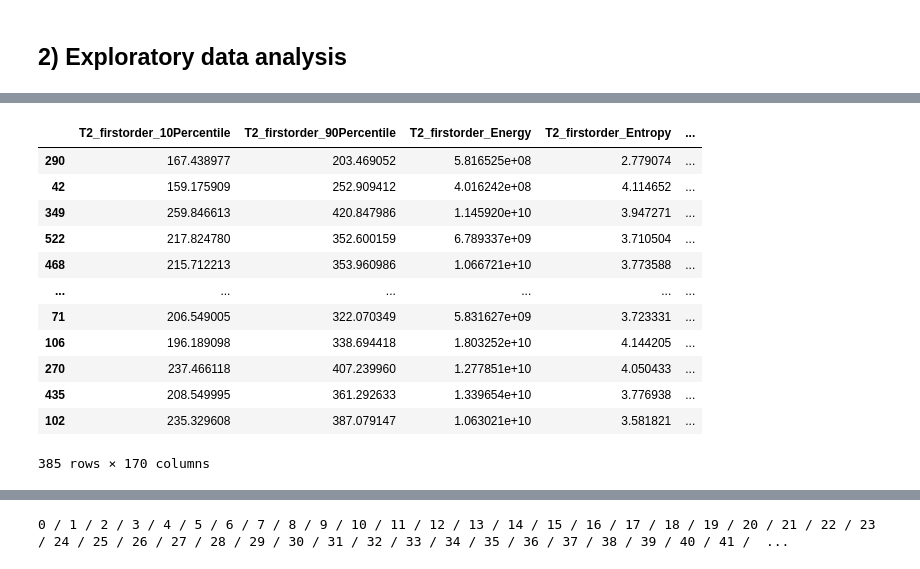
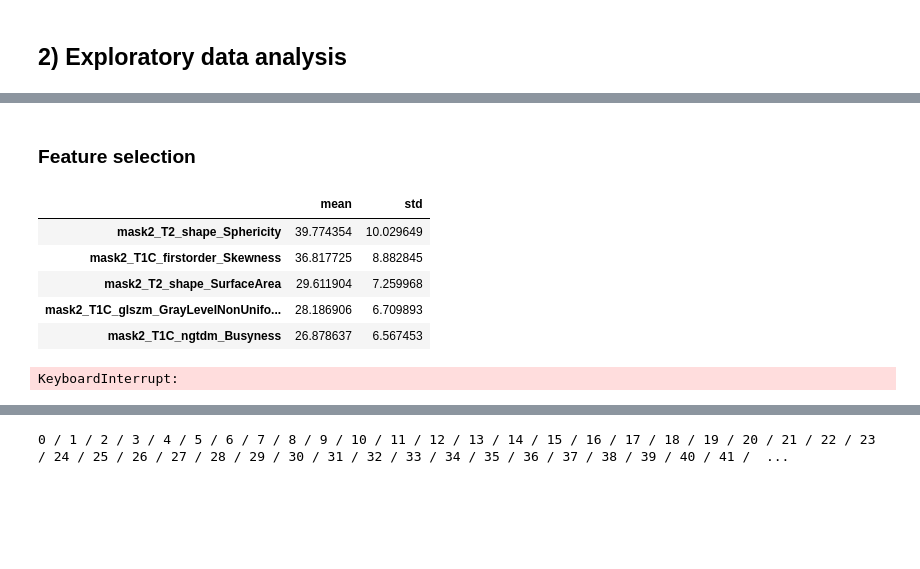
Before and after one commit to Chansikan/JBO-GLM, a Jupyter notebook: JBO_GLM_1)feature_selection.ipynb, the cells around one changed output, grey strips where cells are left out. Drawn from its saved outputs; the diff is of its cells as text; code cells hidden in the pictures; blank space fills up the shorter version.

```diff
--- a/JBO_GLM_1)feature_selection.ipynb
+++ b/JBO_GLM_1)feature_selection.ipynb
@@ -153,16 +112,0 @@ features_names=X.columns.tolist()
-# %%
-X_train
-# %% [output]
-|  | T2_firstorder_10Percentile | T2_firstorder_90Percentile | T2_firstorder_Energy | T2_firstorder_Entropy | ... |
-| 290 | 167.438977 | 203.469052 | 5.816525e+08 | 2.779074 | ... |
-| 42 | 159.175909 | 252.909412 | 4.016242e+08 | 4.114652 | ... |
-| 349 | 259.846613 | 420.847986 | 1.145920e+10 | 3.947271 | ... |
-| 522 | 217.824780 | 352.600159 | 6.789337e+09 | 3.710504 | ... |
-| 468 | 215.712213 | 353.960986 | 1.066721e+10 | 3.773588 | ... |
-| ... | ... | ... | ... | ... | ... |
-| 71 | 206.549005 | 322.070349 | 5.831627e+09 | 3.723331 | ... |
-| 106 | 196.189098 | 338.694418 | 1.803252e+10 | 4.144205 | ... |
-| 270 | 237.466118 | 407.239960 | 1.277851e+10 | 4.050433 | ... |
-| 435 | 208.549995 | 361.292633 | 1.339654e+10 | 3.776938 | ... |
-| 102 | 235.329608 | 387.079147 | 1.063021e+10 | 3.581821 | ... |
-385 rows × 170 columns
@@ -168,0 +122,17 @@ X_train
+# %% [markdown]
+### Feature selection
+# %%
+fs_MI = pd.read_csv('feature_select_result_MI.csv', index_col=[0])
+fs_RF = pd.read_csv('feature_select_result_RF.csv', index_col=[0])
+fs_Fscore = pd.read_csv('feature_select_result_Fscore.csv', index_col=[0])
+
+result_dict = {'MI': fs_MI['mean'], 'RF': }
+fs_RF.head()
+fs_Fscore.head()
+# %% [output]
+|  | mean | std |
+| mask2_T2_shape_Sphericity | 39.774354 | 10.029649 |
+| mask2_T1C_firstorder_Skewness | 36.817725 | 8.882845 |
+| mask2_T2_shape_SurfaceArea | 29.611904 | 7.259968 |
+| mask2_T1C_glszm_GrayLevelNonUnifo... | 28.186906 | 6.709893 |
+| mask2_T1C_ngtdm_Busyness | 26.878637 | 6.567453 |
@@ -169,3 +143,15 @@ X_train
+# %%
+#!pip install -U scikit-learn
+from sklearn.feature_selection import SequentialFeatureSelector
+from sklearn.ensemble import RandomForestClassifier
+
+clf = RandomForestClassifier()
+sfs = SequentialFeatureSelector(clf,
+    n_features_to_select=100, direction='forward', cv=5)
+
+sfs.fit(X_train, y_train)
+# %% [output]
+KeyboardInterrupt:
 # %%
 from sklearn.preprocessing import StandardScaler
 
```
Also changed, not shown: parts of 18 cells of this notebook, 12 other files.
